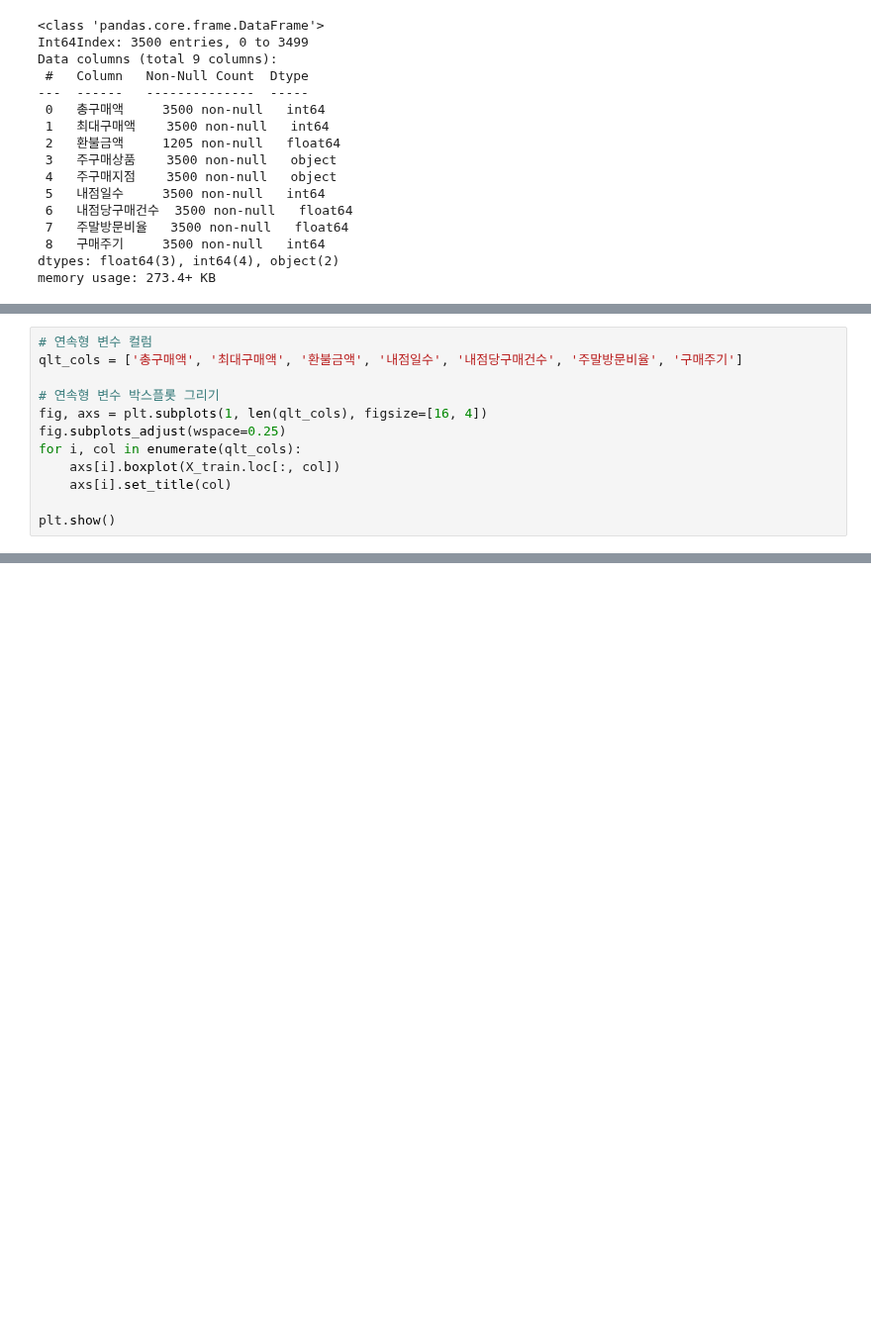
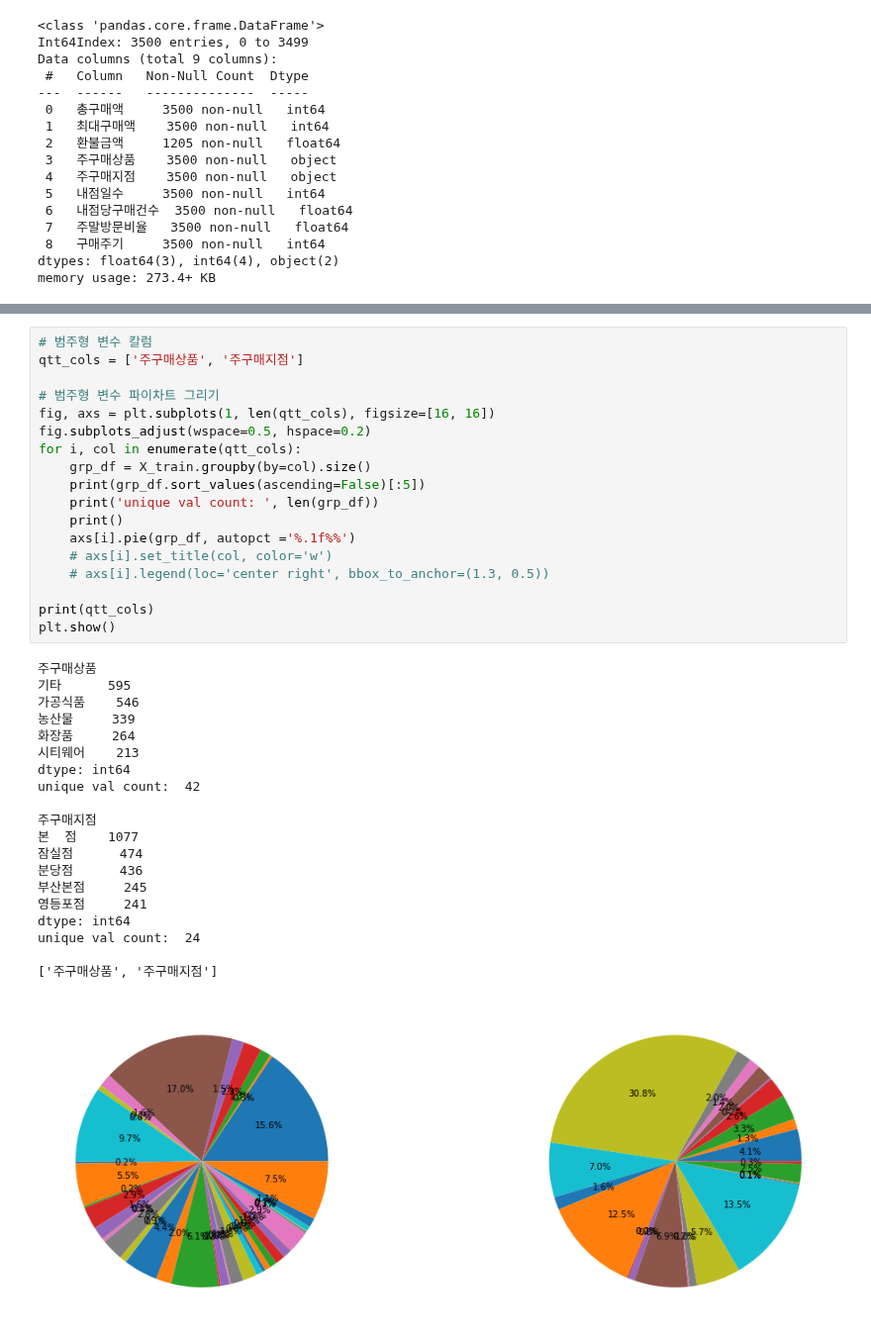
Before and after one commit to iss760/machine-learning, a Jupyter notebook: certification/practical_type02.ipynb, the cells around one changed output, grey strips where cells are left out. Shown at 99% size. Saved outputs shown, nothing was run; the diff lists cells and outputs as text; blank space fills up the shorter version.

```diff
--- a/certification/practical_type02.ipynb
+++ b/certification/practical_type02.ipynb
@@ -42,12 +81,0 @@ X_train.head(3)
-# %%
-# 연속형 변수 컬럼
-qlt_cols = ['총구매액', '최대구매액', '환불금액', '내점일수', '내점당구매건수', '주말방문비율', '구매주기']
-
-# 연속형 변수 박스플롯 그리기
-fig, axs = plt.subplots(1, len(qlt_cols), figsize=[16, 4])
-fig.subplots_adjust(wspace=0.25)
-for i, col in enumerate(qlt_cols):
-    axs[i].boxplot(X_train.loc[:, col])
-    axs[i].set_title(col)
-
-plt.show()
@@ -53,0 +128,39 @@ plt.show()
+# %%
+# 범주형 변수 칼럼
+qtt_cols = ['주구매상품', '주구매지점']
+
+# 범주형 변수 파이차트 그리기
+fig, axs = plt.subplots(1, len(qtt_cols), figsize=[16, 16])
+fig.subplots_adjust(wspace=0.5, hspace=0.2)
+for i, col in enumerate(qtt_cols):
+    grp_df = X_train.groupby(by=col).size()
+    print(grp_df.sort_values(ascending=False)[:5])
+    print('unique val count: ', len(grp_df))
+    print()
+    axs[i].pie(grp_df, autopct ='%.1f%%')
+    # axs[i].set_title(col, color='w')
+    # axs[i].legend(loc='center right', bbox_to_anchor=(1.3, 0.5))
+
+print(qtt_cols)
+plt.show()
+# %% [output]
+주구매상품
+기타      595
+가공식품    546
+농산물     339
+화장품     264
+시티웨어    213
+dtype: int64
+unique val count:  42
+
+주구매지점
+본  점    1077
+잠실점      474
+분당점      436
+부산본점     245
+영등포점     241
+dtype: int64
+unique val count:  24
+
+['주구매상품', '주구매지점']
+[figure, added]
```
Also changed, not shown: parts of 21 cells of this notebook.
